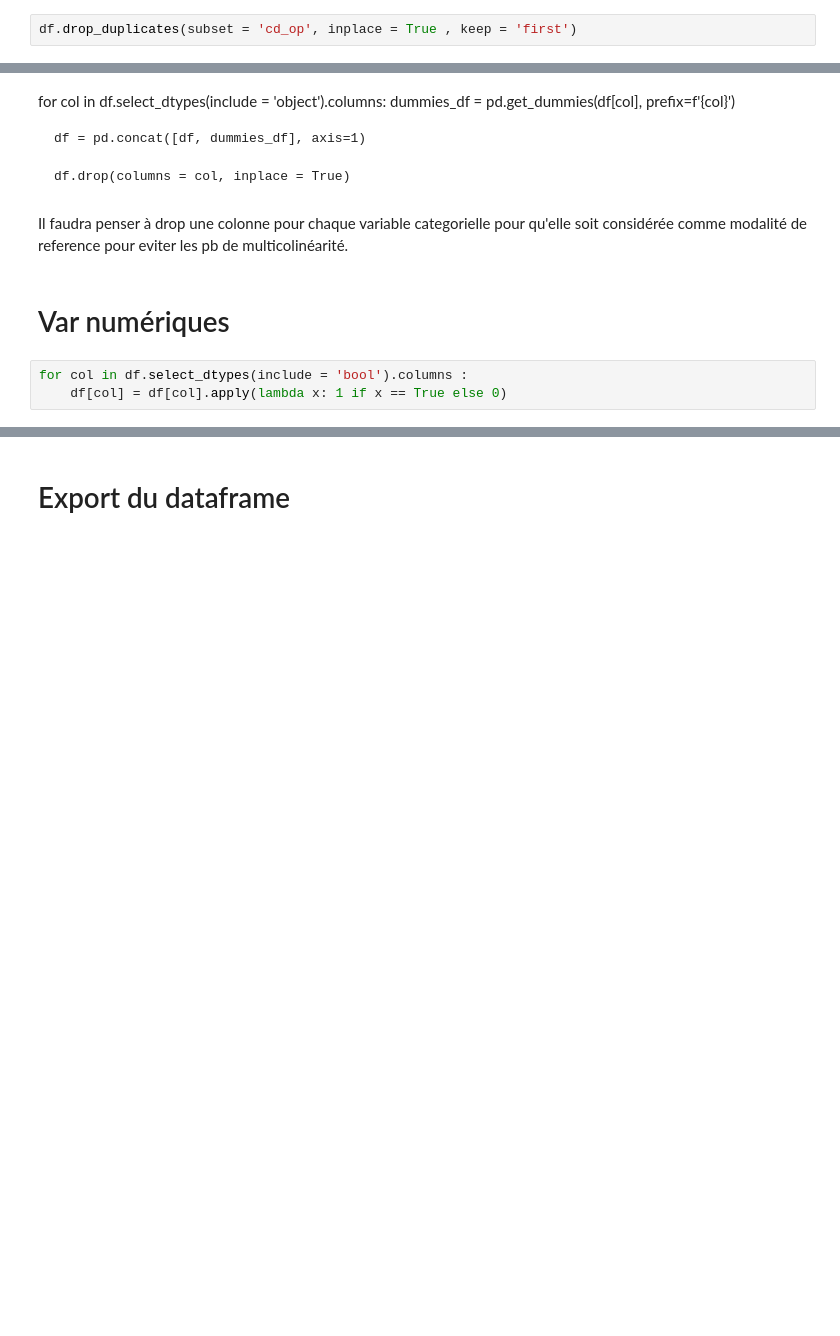
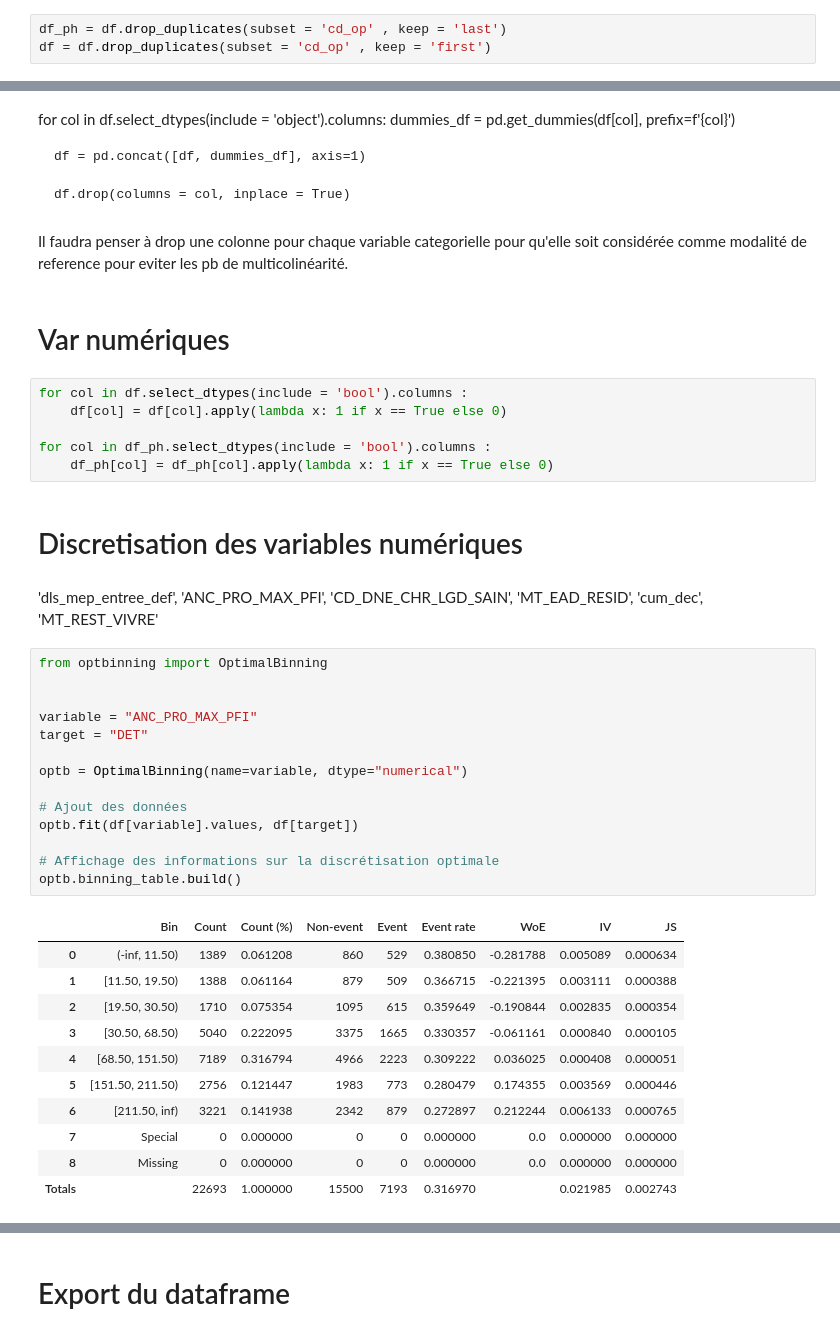
Before and after one commit to samuel-LP/Challenge-Credit-Logement, a Jupyter notebook: Notebooks/Data treatment.ipynb, the cells around one changed output, grey strips where cells are left out. Saved outputs shown, nothing was run; the diff lists cells and outputs as text; blank space fills up the shorter version.

```diff
--- a/Notebooks/Data treatment.ipynb
+++ b/Notebooks/Data treatment.ipynb
@@ -60,4 +65,5 @@ df = df[df['anomalie'] == 0]
 # %%
 df.drop(columns = ['fl_pass_DET','anomalie'], inplace = True)
 # %%
-df.drop_duplicates(subset = 'cd_op', inplace = True , keep = 'first')
+df_ph = df.drop_duplicates(subset = 'cd_op' , keep = 'last')
+df = df.drop_duplicates(subset = 'cd_op' , keep = 'first')
@@ -184,3 +290,37 @@ Il faudra penser à drop une colonne pour chaque variable categorielle pour qu'e
 # %%
 for col in df.select_dtypes(include = 'bool').columns :
     df[col] = df[col].apply(lambda x: 1 if x == True else 0)
+
+for col in df_ph.select_dtypes(include = 'bool').columns :
+    df_ph[col] = df_ph[col].apply(lambda x: 1 if x == True else 0)
+# %% [markdown]
+# Discretisation des variables numériques
+# %% [markdown]
+'dls_mep_entree_def', 'ANC_PRO_MAX_PFI', 'CD_DNE_CHR_LGD_SAIN',
+       'MT_EAD_RESID', 'cum_dec', 'MT_REST_VIVRE'
+# %%
+from optbinning import OptimalBinning
+
+
+variable = "ANC_PRO_MAX_PFI"
+target = "DET"
+
+optb = OptimalBinning(name=variable, dtype="numerical")
+
+# Ajout des données
+optb.fit(df[variable].values, df[target])
+
+# Affichage des informations sur la discrétisation optimale
+optb.binning_table.build()
+# %% [output]
+|  | Bin | Count | Count (%) | Non-event | Event | Event rate | WoE | IV | JS |
+| 0 | (-inf, 11.50) | 1389 | 0.061208 | 860 | 529 | 0.380850 | -0.281788 | 0.005089 | 0.000634 |
+| 1 | [11.50, 19.50) | 1388 | 0.061164 | 879 | 509 | 0.366715 | -0.221395 | 0.003111 | 0.000388 |
+| 2 | [19.50, 30.50) | 1710 | 0.075354 | 1095 | 615 | 0.359649 | -0.190844 | 0.002835 | 0.000354 |
+| 3 | [30.50, 68.50) | 5040 | 0.222095 | 3375 | 1665 | 0.330357 | -0.061161 | 0.000840 | 0.000105 |
+| 4 | [68.50, 151.50) | 7189 | 0.316794 | 4966 | 2223 | 0.309222 | 0.036025 | 0.000408 | 0.000051 |
+| 5 | [151.50, 211.50) | 2756 | 0.121447 | 1983 | 773 | 0.280479 | 0.174355 | 0.003569 | 0.000446 |
+| 6 | [211.50, inf) | 3221 | 0.141938 | 2342 | 879 | 0.272897 | 0.212244 | 0.006133 | 0.000765 |
+| 7 | Special | 0 | 0.000000 | 0 | 0 | 0.000000 | 0.0 | 0.000000 | 0.000000 |
+| 8 | Missing | 0 | 0.000000 | 0 | 0 | 0.000000 | 0.0 | 0.000000 | 0.000000 |
+| Totals |  | 22693 | 1.000000 | 15500 | 7193 | 0.316970 |  | 0.021985 | 0.002743 |
```
Also changed, not shown: parts of 33 cells of this notebook.
